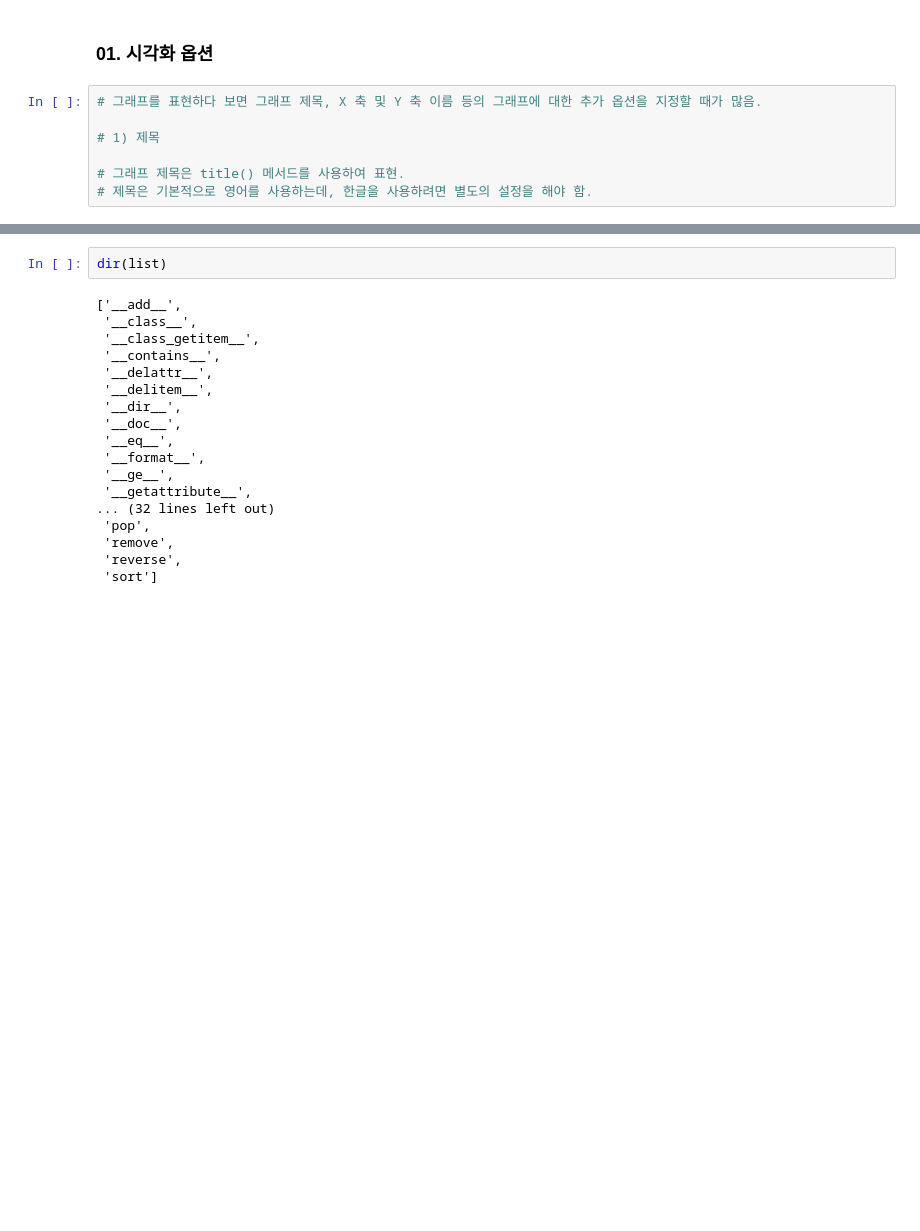
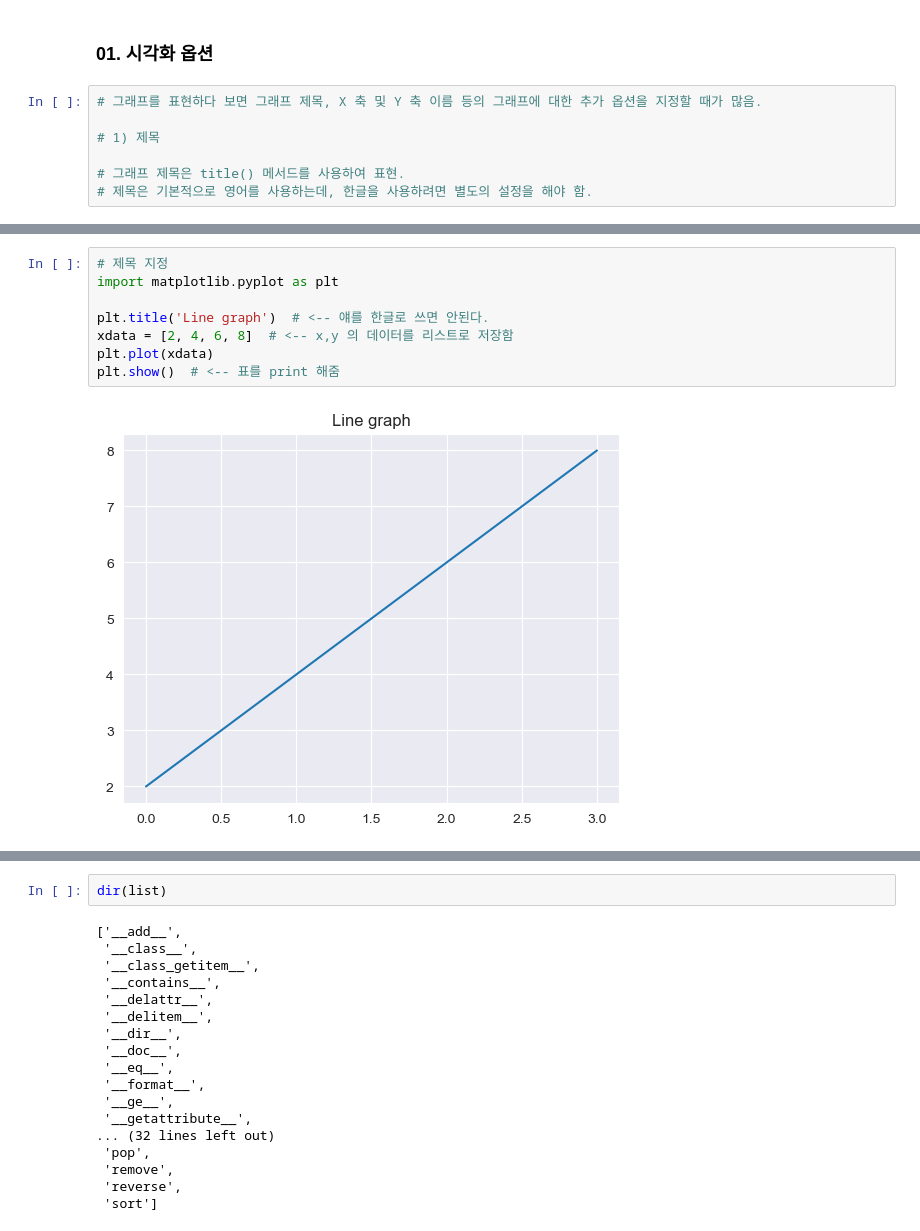
Before and after one commit to adam9e96/python_basic, a Jupyter notebook: chapter10_data_analysis/Matplot_01/matplotlib_01.ipynb, the cells around one changed output, grey strips where cells are left out. Drawn from its saved outputs; the diff is of its cells as text; blank space fills up the shorter version.

Commit message:
2024-03-14 Pandas, matplotlib TIL

```diff
--- a/chapter10_data_analysis/Matplot_01/matplotlib_01.ipynb
+++ b/chapter10_data_analysis/Matplot_01/matplotlib_01.ipynb
@@ -32,3 +32,13 @@ plt.show()  # <-- 표를 print 해줌
+# %%
+# 제목 지정
+import matplotlib.pyplot as plt
+
+plt.title('Line graph')  # <-- 얘를 한글로 쓰면 안된다.
+xdata = [2, 4, 6, 8]  # <-- x,y 의 데이터를 리스트로 저장함
+plt.plot(xdata)
+plt.show()  # <-- 표를 print 해줌
+# %% [output]
+[figure, added]
 # %%
 # 2) 범례
 
```
Also changed, not shown: parts of 13 cells of this notebook, 8 other files.
